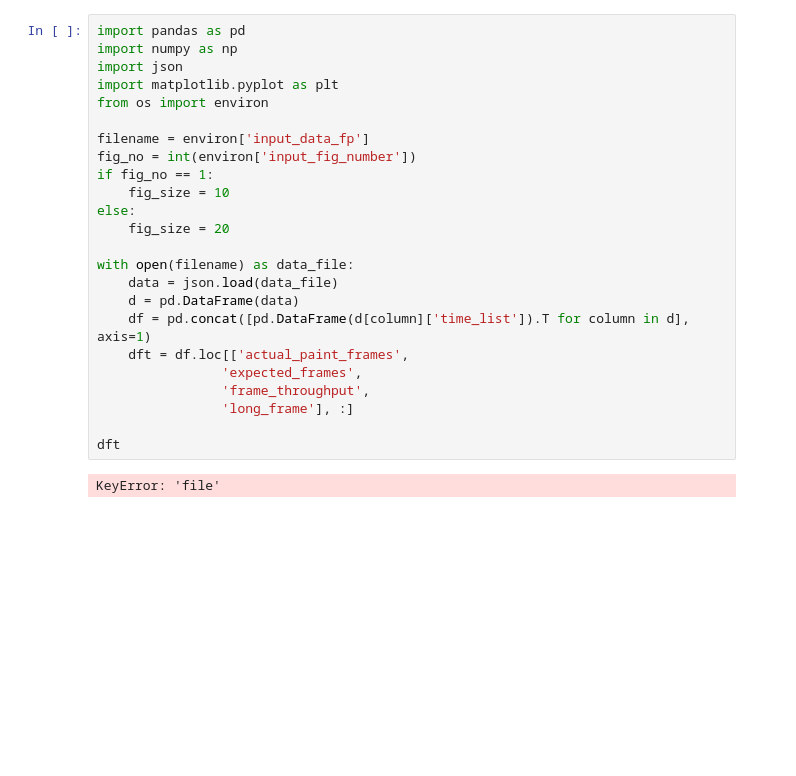
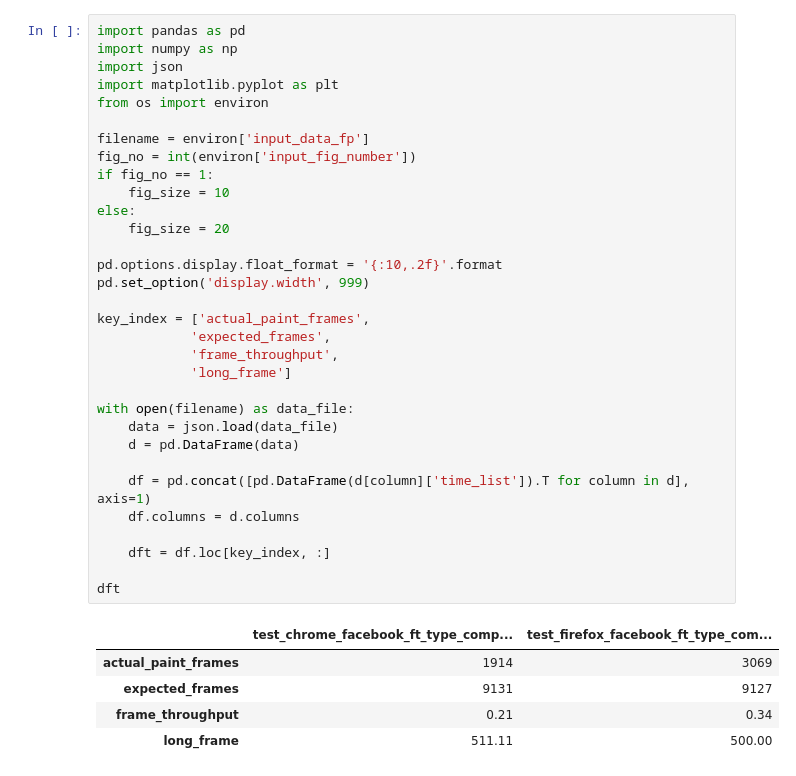
Before and after one commit to Mozilla-TWQA/Hasal, a Jupyter notebook: thirdParty/ipynbTemplates/report-frame-throughput.ipynb, the cells around one changed output. Cells and saved outputs as stored; diff of their text form; blank space fills up the shorter version.

```diff
--- a/thirdParty/ipynbTemplates/report-frame-throughput.ipynb
+++ b/thirdParty/ipynbTemplates/report-frame-throughput.ipynb
@@ -1,27 +1,39 @@
 # %%
 import pandas as pd
 import numpy as np
 import json
 import matplotlib.pyplot as plt
 from os import environ
 
 filename = environ['input_data_fp']
 fig_no = int(environ['input_fig_number'])
 if fig_no == 1:
     fig_size = 10
 else:
     fig_size = 20
 
+pd.options.display.float_format = '{:10,.2f}'.format
+pd.set_option('display.width', 999)
+
+key_index = ['actual_paint_frames',
+            'expected_frames',
+            'frame_throughput',
+            'long_frame']
+
 with open(filename) as data_file:
     data = json.load(data_file)
     d = pd.DataFrame(data)
+
     df = pd.concat([pd.DataFrame(d[column]['time_list']).T for column in d], axis=1)
-    dft = df.loc[['actual_paint_frames',
-                'expected_frames',
-                'frame_throughput',
-                'long_frame'], :]
+    df.columns = d.columns
+
+    dft = df.loc[key_index, :]
 
 dft
 # %% [output]
-KeyError: 'file'
+|  | test_chrome_facebook_ft_type_comp... | test_firefox_facebook_ft_type_com... |
+| actual_paint_frames | 1914 | 3069 |
+| expected_frames | 9131 | 9127 |
+| frame_throughput | 0.21 | 0.34 |
+| long_frame | 511.11 | 500.00 |
 # %%
```
Also changed, not shown: parts of 4 cells of this notebook, 9 other files.
